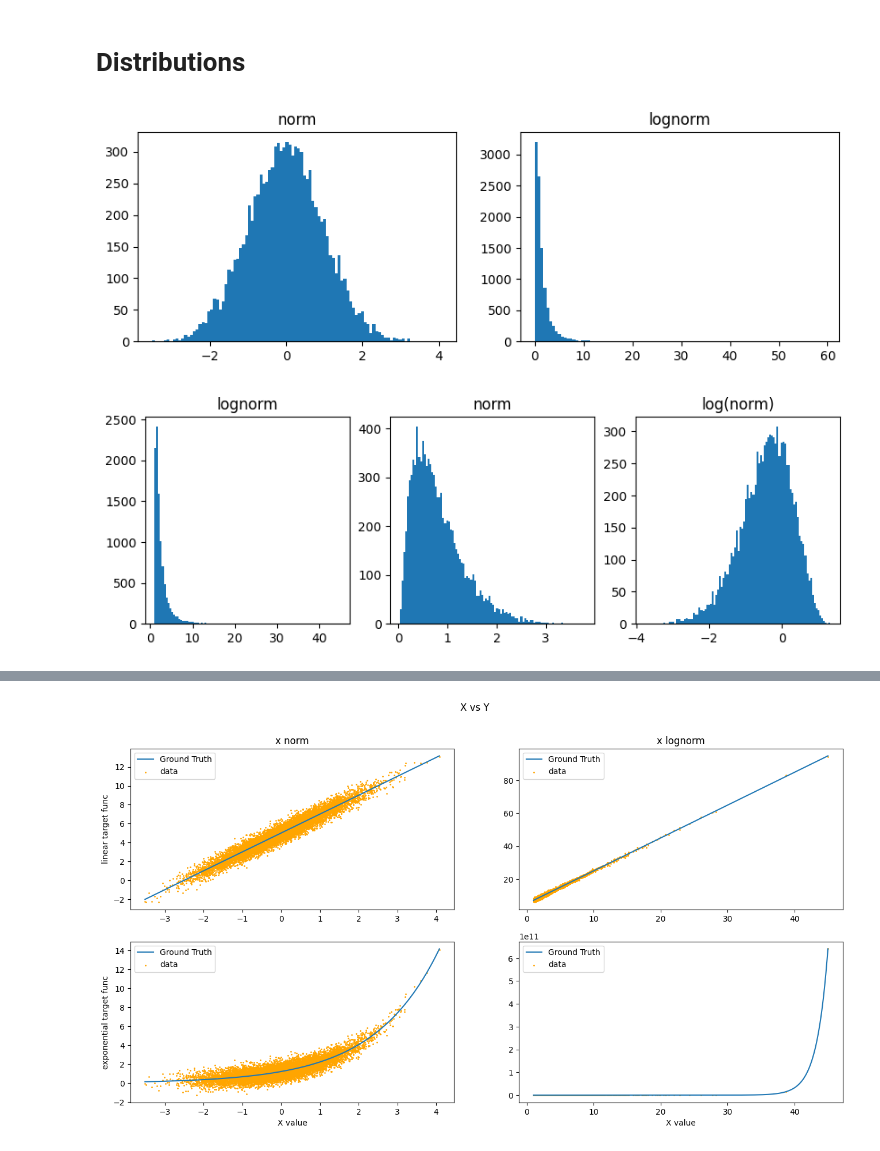
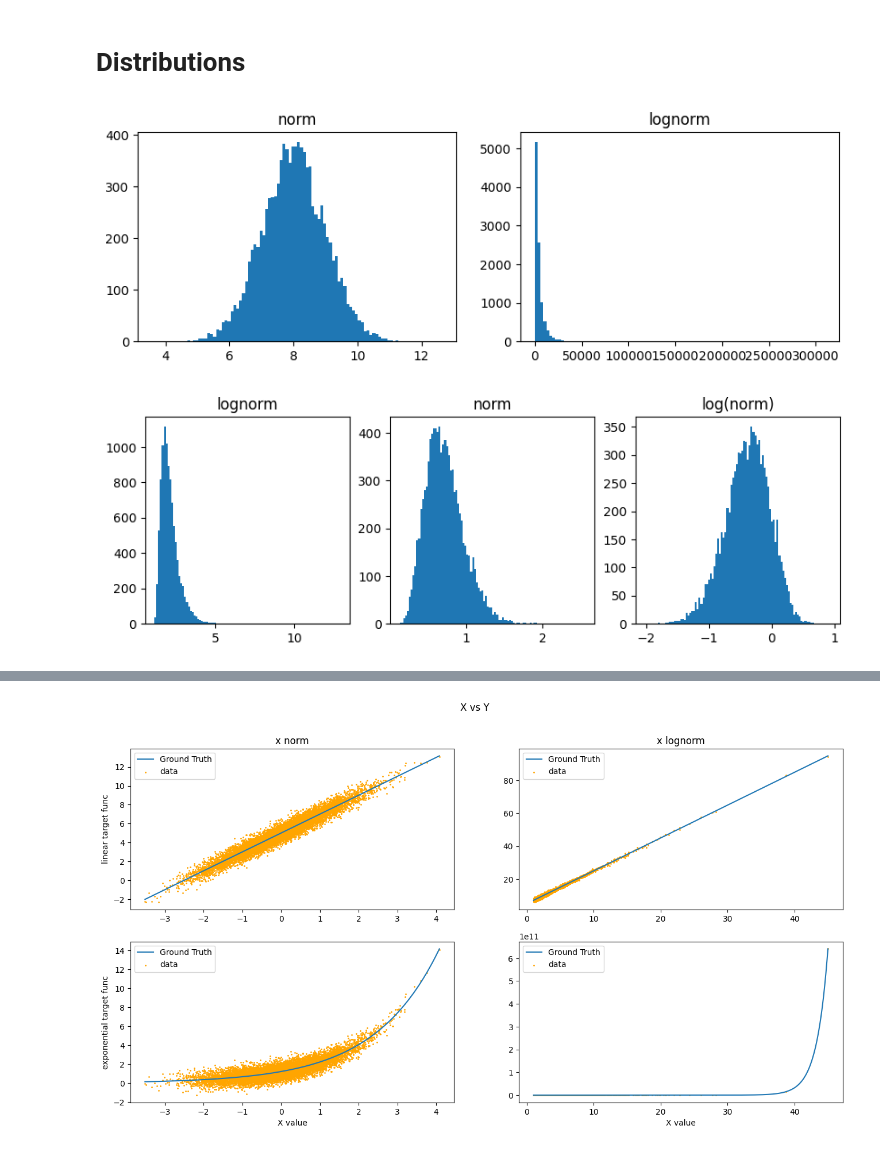
Before and after one commit to Nearpit/BaseEncoding, a Jupyter notebook: plotting.ipynb, the cells around one changed output, grey strips where cells are left out. Cells and saved outputs as stored; diff of their text form; code cells hidden in the pictures.

```diff
--- a/plotting.ipynb
+++ b/plotting.ipynb
@@ -280,7 +280,7 @@ for x, y in xy_arrays:
 # %% [markdown]
 # Distributions
 # %%
-norm = distribution_data_sampler('norm', {'loc':0, 'scale':1}, n_samples, 1)
+norm = distribution_data_sampler('norm', {'loc':8, 'scale':1}, n_samples, 1)
 fig, ax = plt.subplots(1, 2, figsize=(10, 3))
 ax[0].hist(norm, bins=100)
 ax[0].set_title('norm')
@@ -288,20 +288,20 @@ ax[1].hist(np.exp(norm), bins=100)
 ax[1].set_title('lognorm')
 plt.show()
 # %% [output]
-[figure, old version]
+[figure, new version]
 # %%
-lognorm = distribution_data_sampler('lognorm', {'loc':1, 'scale':1, 's':1}, n_samples, 1)
+lognorm = distribution_data_sampler('lognorm', {'loc':1, 'scale':1, 's':0.5}, n_samples, 1)
 # lognorm = np.exp(norm)
 fig, ax = plt.subplots(1, 3, figsize=(10, 3))
 ax[0].hist(lognorm, bins=100)
 ax[0].set_title('lognorm')
 ax[1].hist(np.log(lognorm), bins=100)
 ax[1].set_title('norm')
 ax[2].hist(np.log(np.log(lognorm)), bins=100)
 ax[2].set_title('log(norm)')
 plt.show()
 # %% [output]
-[figure, old version]
+[figure, new version]
 # %%
 be_layer = BaseEncoder()
 # %%
```
Also changed, not shown: parts of 33 cells of this notebook, 40 other files.
